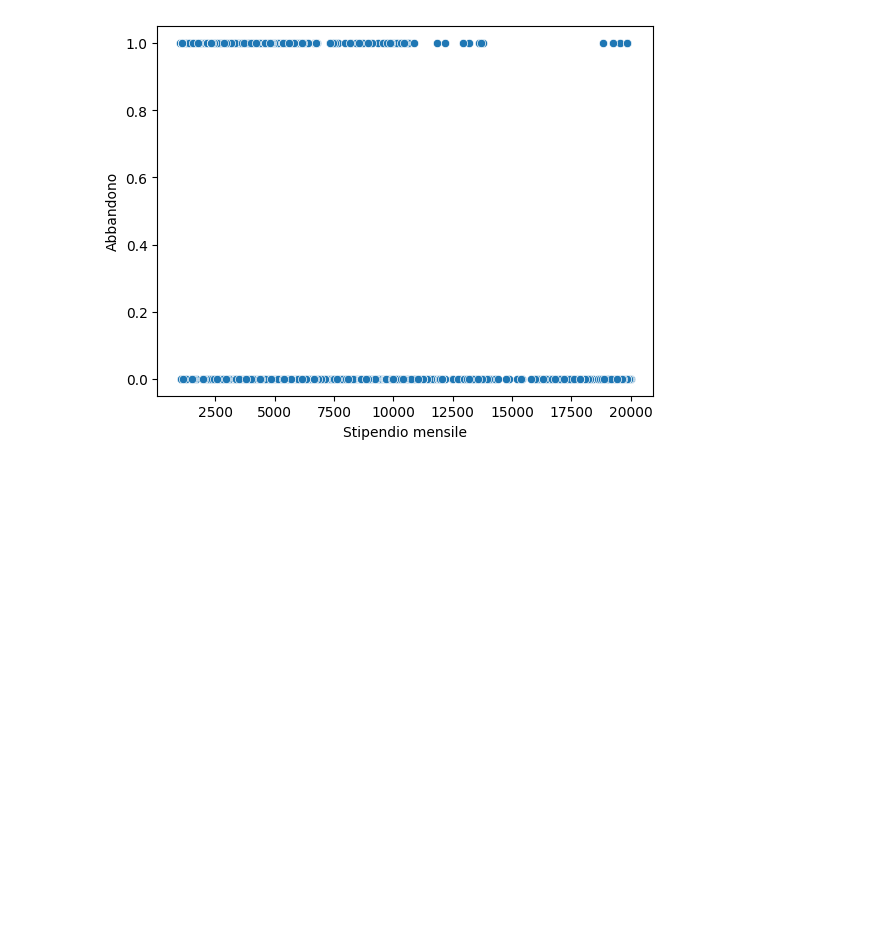
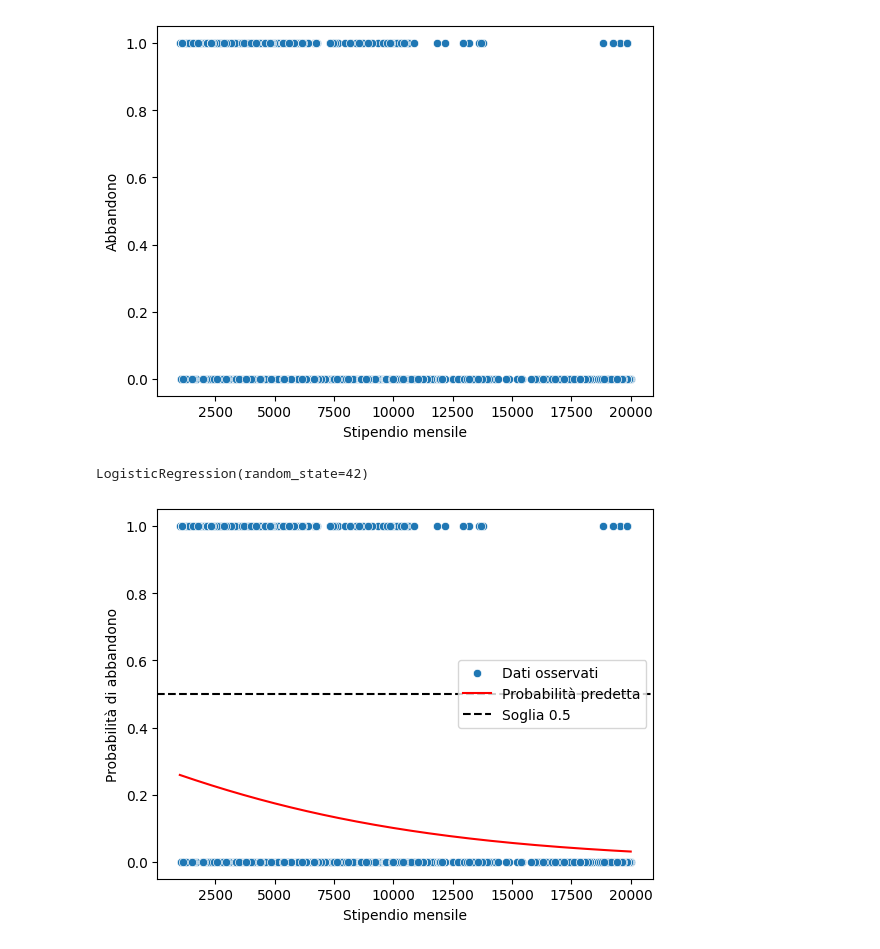
Before and after one commit to elisamezzi/Progetto_IDSAPCProg_gruppo5, a Jupyter notebook: notebooks/IntroDSePCProg_gruppo5_Attritition.ipynb, the cells around one changed output. Drawn from its saved outputs; the diff is of its cells as text; code cells hidden in the pictures; blank space fills up the shorter version.

```diff
--- a/notebooks/IntroDSePCProg_gruppo5_Attritition.ipynb
+++ b/notebooks/IntroDSePCProg_gruppo5_Attritition.ipynb
@@ -1203,3 +1203,27 @@ plt.ylabel("Abbandono")
 plt.show()
 # %% [output]
 [figure]
+# %%
+x_train_single=x_train[["MonthlyIncome"]]
+
+scaler_single=StandardScaler()
+x_train_scaled_single=scaler_single.fit_transform(x_train_single)
+
+lr_single=LogisticRegression(C=1.0, random_state=42)
+lr_single.fit(x_train_scaled_single, y_train)
+# %% [output]
+LogisticRegression(random_state=42)
+# %%
+x_grid=pd.DataFrame({ "MonthlyIncome": np.linspace(df_EA_clean["MonthlyIncome"].min(), df_EA_clean["MonthlyIncome"].max(), 200)})
+x_grid_scaled=scaler_single.transform(x_grid)
+grid_probs=lr_single.predict_proba(x_grid_scaled)[:,1]
+
+sns.scatterplot(data=df_EA_clean, x="MonthlyIncome", y="Attrition", label="Dati osservati")
+plt.plot(x_grid["MonthlyIncome"], grid_probs, color="red", label="Probabilità predetta")
+plt.axhline(0.5, linestyle="--", color="black", label="Soglia 0.5")
+plt.xlabel("Stipendio mensile")
+plt.ylabel("Probabilità di abbandono")
+plt.legend()
+plt.show()
+# %% [output]
+[figure, added]
```
Also changed, not shown: parts of 2 cells of this notebook.
